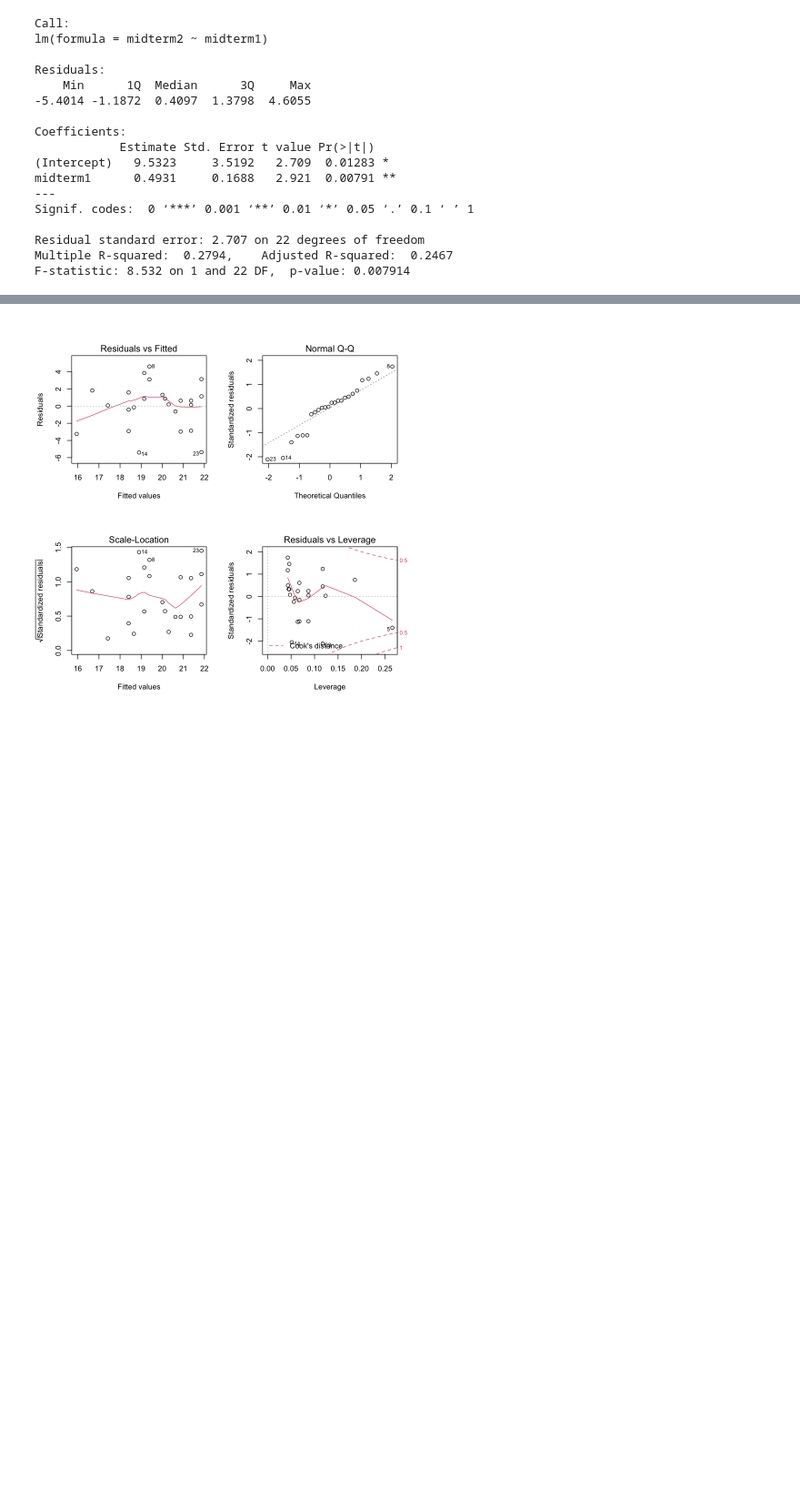
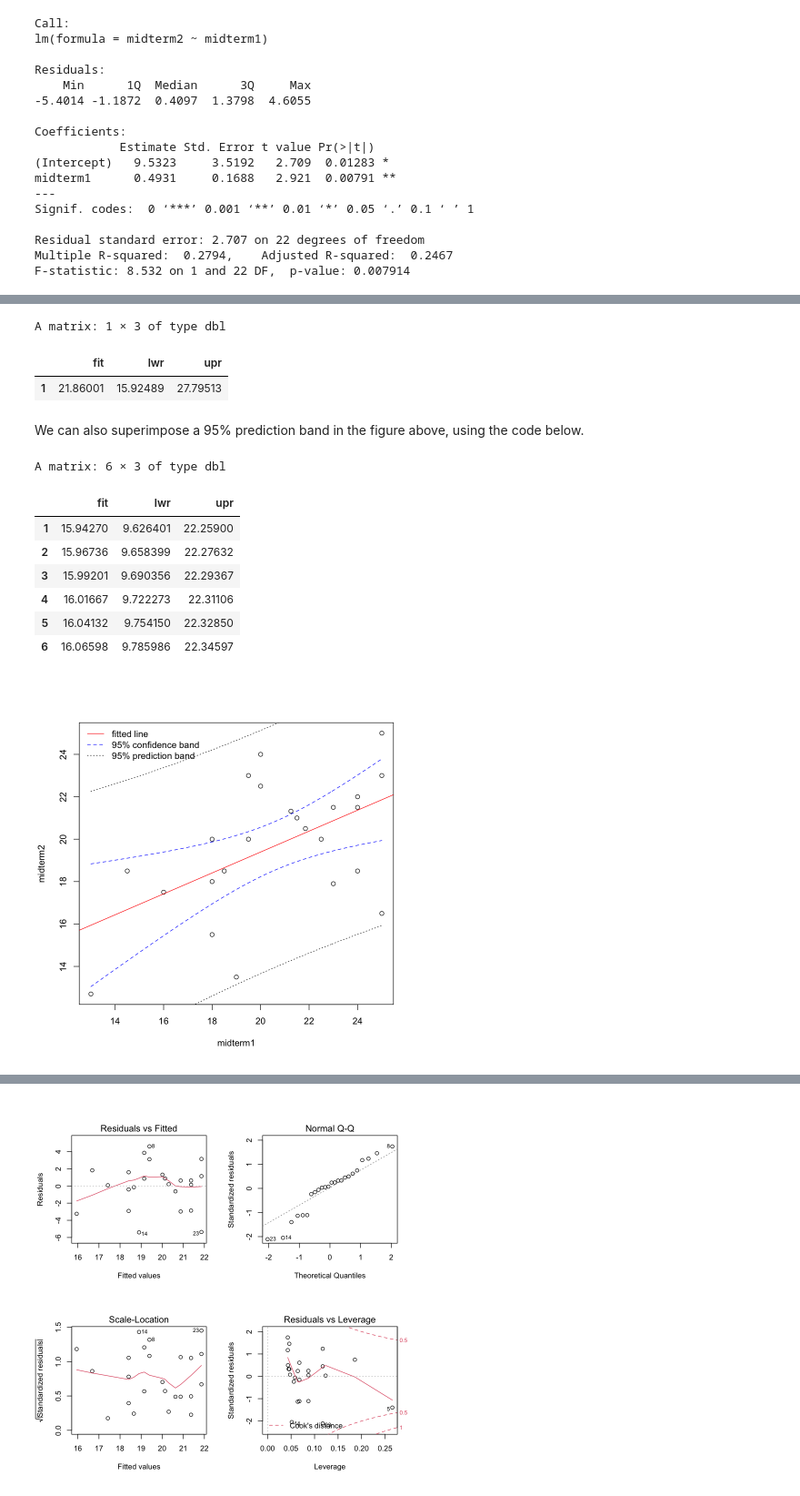
Before and after one commit to hyungsuktak/astro415, a Jupyter notebook: SLR.ipynb, the cells around one changed output, grey strips where cells are left out. Shown at 91% size. Cells and saved outputs as stored; diff of their text form; code cells hidden in the pictures; blank space fills up the shorter version.

```diff
--- a/SLR.ipynb
+++ b/SLR.ipynb
@@ -132,0 +202,31 @@ That means, we assume (1) independence among the measurements, (2) linearity (i.
+# %%
+predict(res, data.frame(midterm1 = 25), interval = "prediction", level = 0.95)
+# %% [output]
+A matrix: 1 × 3 of type dbl
+|  | fit | lwr | upr |
+| 1 | 21.86001 | 15.92489 | 27.79513 |
+# %% [markdown]
+We can also superimpose a 95% prediction band in the figure above, using the code below.
+# %%
+pred.band <- predict(res, newdata = data.frame(midterm1 = midterm1.range), interval = "prediction", level = 0.95)
+head(pred.band)
+plot(midterm1, midterm2)
+abline(res, col = "red")
+lines(midterm1.range, conf.band[, 2], col = "blue", lty = 2)
+lines(midterm1.range, conf.band[, 3], col = "blue", lty = 2)
+lines(midterm1.range, pred.band[, 2], col = "black", lty = 3)
+lines(midterm1.range, pred.band[, 3], col = "black", lty = 3)
+legend("topleft",
+       c("fitted line", "95% confidence band", "95% prediction band"),
+       col = c("red", "blue", "black"),
+       lty = c(1, 2, 3), bty = "n")
+# %% [output]
+A matrix: 6 × 3 of type dbl
+|  | fit | lwr | upr |
+| 1 | 15.94270 | 9.626401 | 22.25900 |
+| 2 | 15.96736 | 9.658399 | 22.27632 |
+| 3 | 15.99201 | 9.690356 | 22.29367 |
+| 4 | 16.01667 | 9.722273 | 22.31106 |
+| 5 | 16.04132 | 9.754150 | 22.32850 |
+| 6 | 16.06598 | 9.785986 | 22.34597 |
+[figure, added]
```
Also changed, not shown: parts of 23 cells of this notebook.
